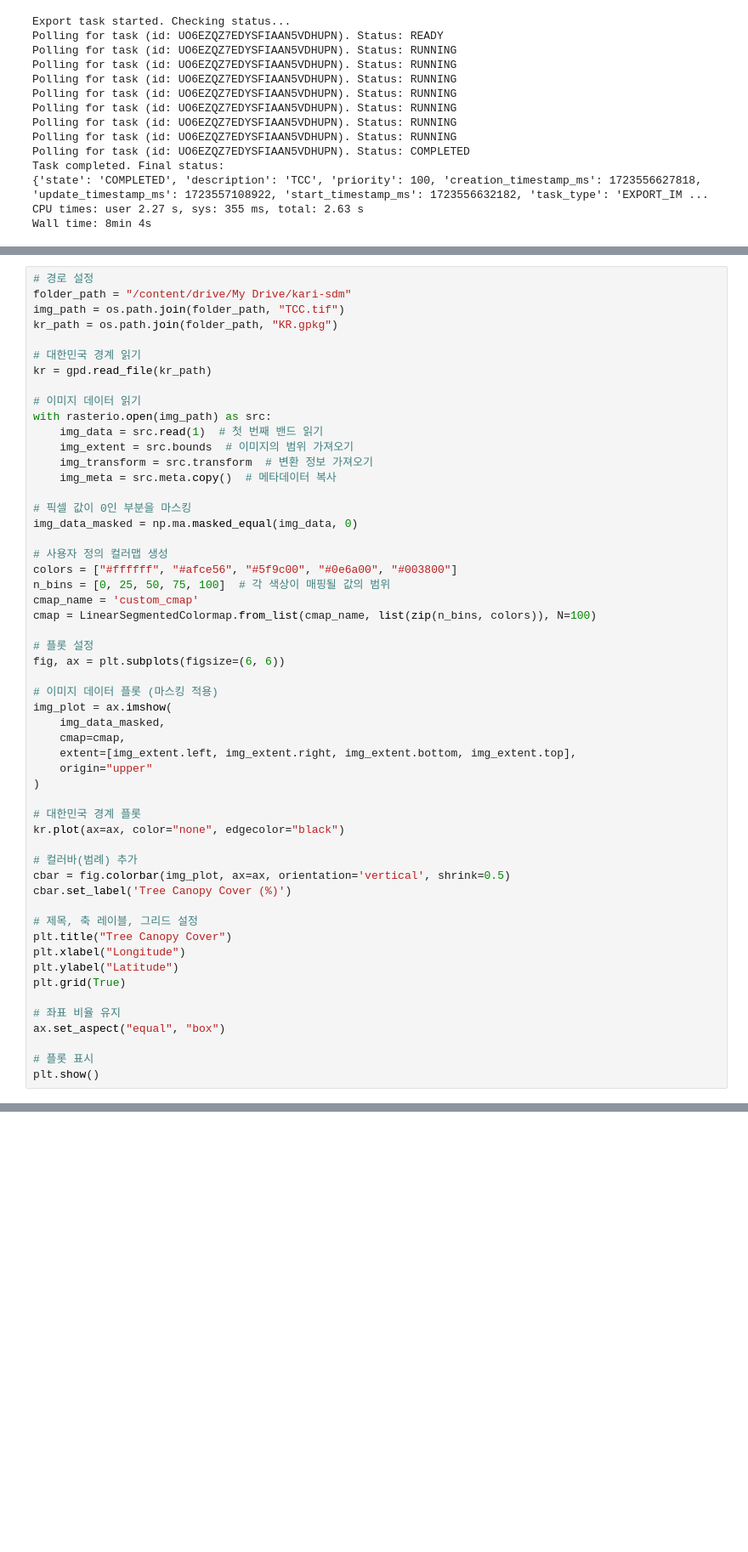
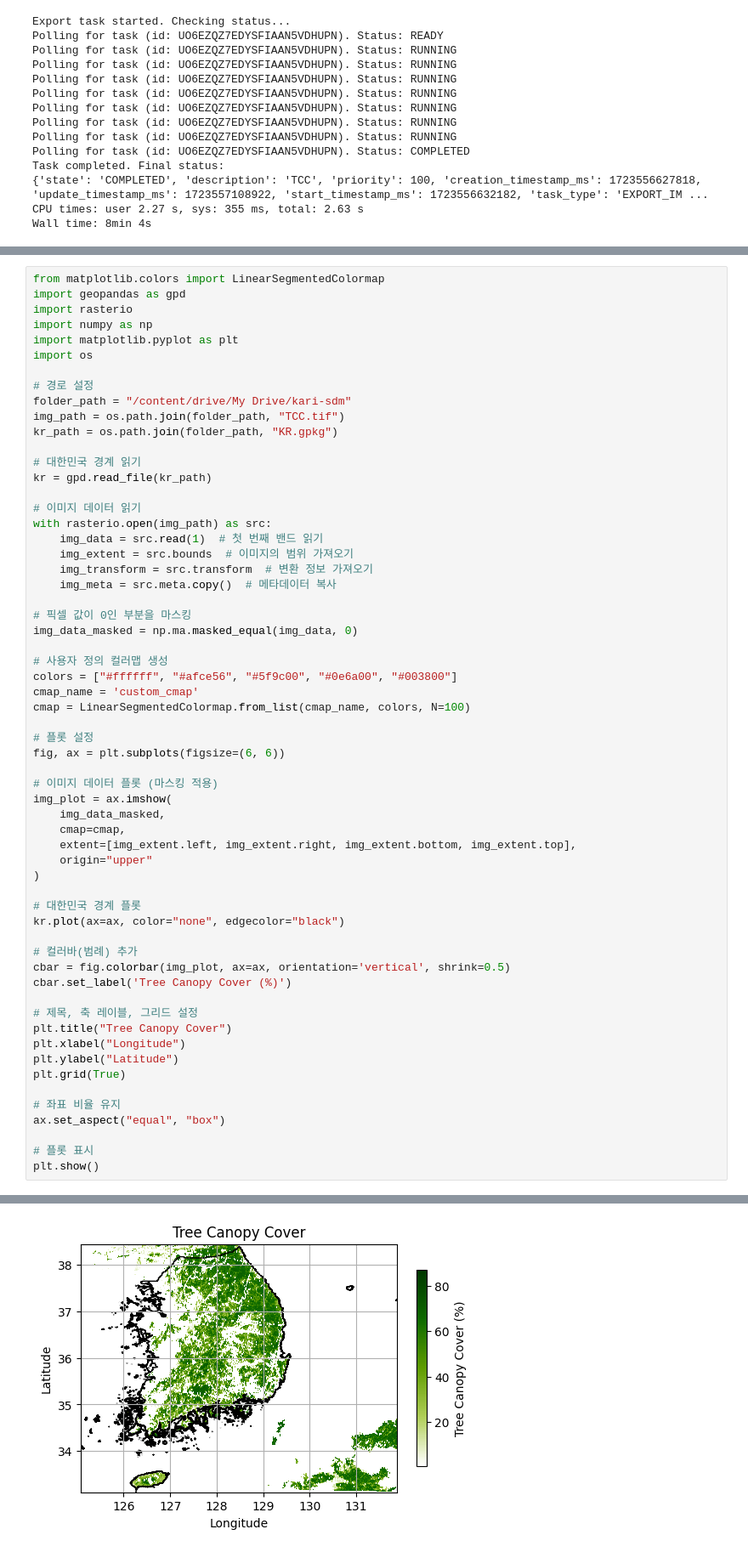
Before and after one commit to osgeokr/kari-sdm, a Jupyter notebook: 003_environmental_variables.ipynb, the cells around one changed output, grey strips where cells are left out. Shown at 85% size. Drawn from its saved outputs; the diff is of its cells as text; blank space fills up the shorter version.

```diff
--- a/003_environmental_variables.ipynb
+++ b/003_environmental_variables.ipynb
@@ -251,4 +305,11 @@ Wall time: 8min 4s
 # %%
+from matplotlib.colors import LinearSegmentedColormap
+import geopandas as gpd
+import rasterio
+import numpy as np
+import matplotlib.pyplot as plt
+import os
+
 # 경로 설정
 folder_path = "/content/drive/My Drive/kari-sdm"
 img_path = os.path.join(folder_path, "TCC.tif")
@@ -269,9 +330,8 @@ img_data_masked = np.ma.masked_equal(img_data, 0)
 
 # 사용자 정의 컬러맵 생성
 colors = ["#ffffff", "#afce56", "#5f9c00", "#0e6a00", "#003800"]
-n_bins = [0, 25, 50, 75, 100]  # 각 색상이 매핑될 값의 범위
 cmap_name = 'custom_cmap'
-cmap = LinearSegmentedColormap.from_list(cmap_name, list(zip(n_bins, colors)), N=100)
+cmap = LinearSegmentedColormap.from_list(cmap_name, colors, N=100)
 
 # 플롯 설정
 fig, ax = plt.subplots(figsize=(6, 6))
@@ -306,0 +366 @@ RasterioIOError: /content/drive/My Drive/kari-sdm/TCC.tif: No such file or direc
+[figure, added]
```
Also changed, not shown: parts of 2 cells of this notebook.
